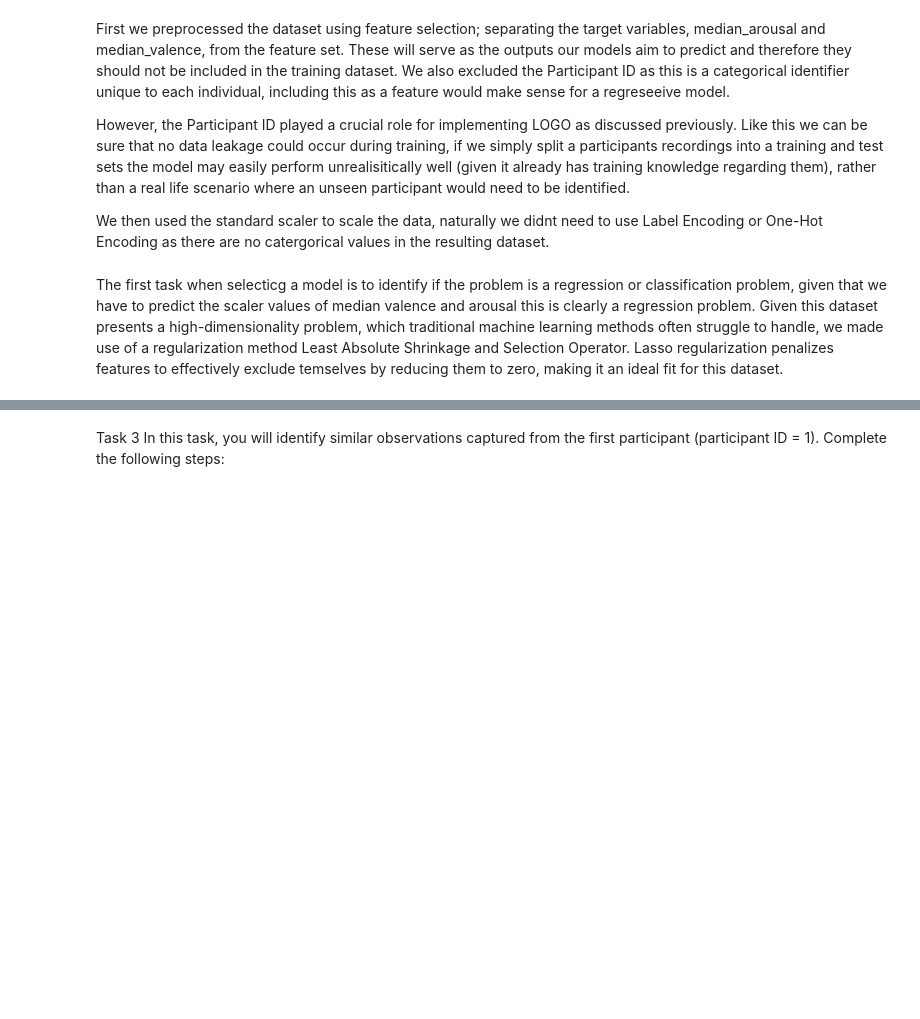
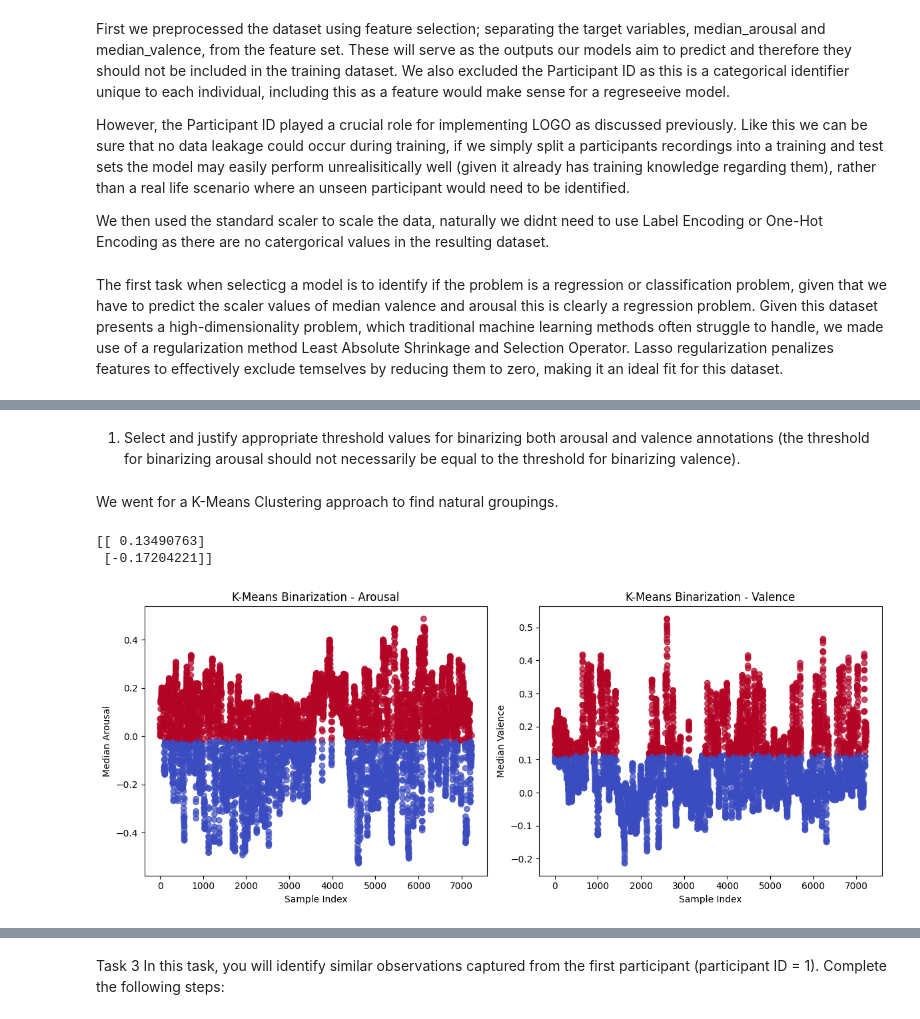
Before and after one commit to matsammut/ARI5102-Data_Analysis_Techniques, a Jupyter notebook: Matteo_Sammut.ipynb, the cells around one changed output, grey strips where cells are left out. Drawn from its saved outputs; the diff is of its cells as text; code cells hidden in the pictures; blank space fills up the shorter version.

```diff
--- a/Matteo_Sammut.ipynb
+++ b/Matteo_Sammut.ipynb
@@ -166,0 +175,38 @@ Number of Features used for Valence: 12
+# %% [markdown]
+1. Select and justify appropriate threshold values for binarizing both arousal and valence
+annotations (the threshold for binarizing arousal should not necessarily be equal to the
+threshold for binarizing valence).
+# %% [markdown]
+We went for a K-Means Clustering approach to find natural groupings.
+# %%
+from sklearn.cluster import KMeans
+
+
+arousal_values = y_arousal['median_arousal'].values.reshape(-1, 1)
+valence_values = y_valence['median_valence'].values.reshape(-1, 1)
+
+kmeans_arousal = KMeans(n_clusters=2, random_state=42).fit(arousal_values)
+kmeans_valence = KMeans(n_clusters=2, random_state=42).fit(valence_values)
+
+# Masked so 1 is the higher value
+if kmeans_arousal.cluster_centers_[0] > kmeans_arousal.cluster_centers_[1]:
+    kmeans_arousal.labels_ = 1 - kmeans_arousal.labels_
+if kmeans_valence.cluster_centers_[0] > kmeans_valence.cluster_centers_[1]:
+    kmeans_valence.labels_ = 1 - kmeans_valence.labels_
+
+
+fig, axes = plt.subplots(1, 2, figsize=(12, 5))
+axes[0].scatter(range(len(df)),y_arousal['median_arousal'], c=kmeans_arousal.labels_, cmap='coolwarm', alpha=0.7)
+axes[0].set_title('K-Means Binarization - Arousal')
+axes[0].set_xlabel('Sample Index')
+axes[0].set_ylabel('Median Arousal')
+axes[1].scatter(range(len(df)),y_valence['median_valence'], c=kmeans_valence.labels_, cmap='coolwarm', alpha=0.7)
+axes[1].set_title('K-Means Binarization - Valence')
+axes[1].set_xlabel('Sample Index')
+axes[1].set_ylabel('Median Valence')
+plt.tight_layout()
+plt.show()
+# %% [output]
+[[ 0.13490763]
+ [-0.17204221]]
+[figure, added]
```
Also changed, not shown: parts of 7 cells of this notebook.
